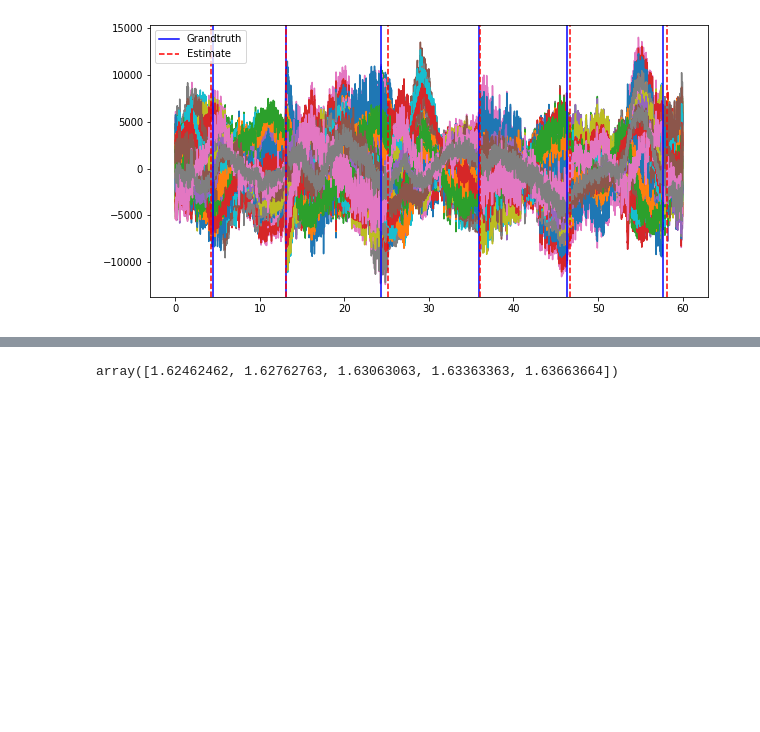
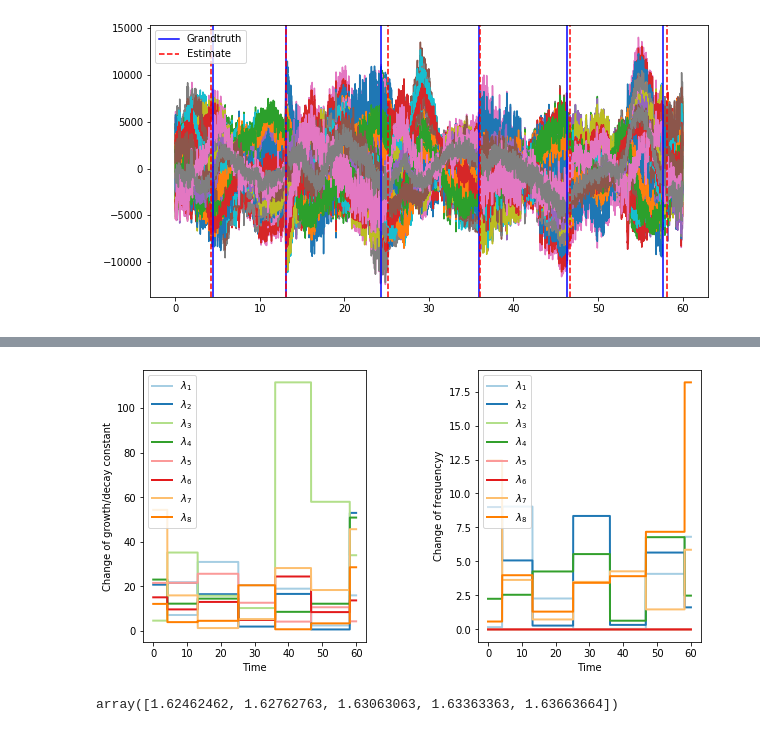
Before and after one commit to JINhuaqing/TVDN-simu, a Jupyter notebook: realdata/MEG-eye-data02st1026.ipynb, the cells around one changed output, grey strips where cells are left out. Saved outputs shown, nothing was run; the diff lists cells and outputs as text; code cells hidden in the pictures; blank space fills up the shorter version.

```diff
--- a/realdata/MEG-eye-data02st1026.ipynb
+++ b/realdata/MEG-eye-data02st1026.ipynb
@@ -189,3 +230,7 @@ detRaw.PlotEigenCurve()
+# %%
+detRaw.PlotEigenCurve(mfct=120)
+# %% [output]
+[figure, added]
 # %%
 detRaw.kappas[detRaw.numchgs==6]
 # %% [output]
```
Also changed, not shown: parts of 4 cells of this notebook, 2 other files.
